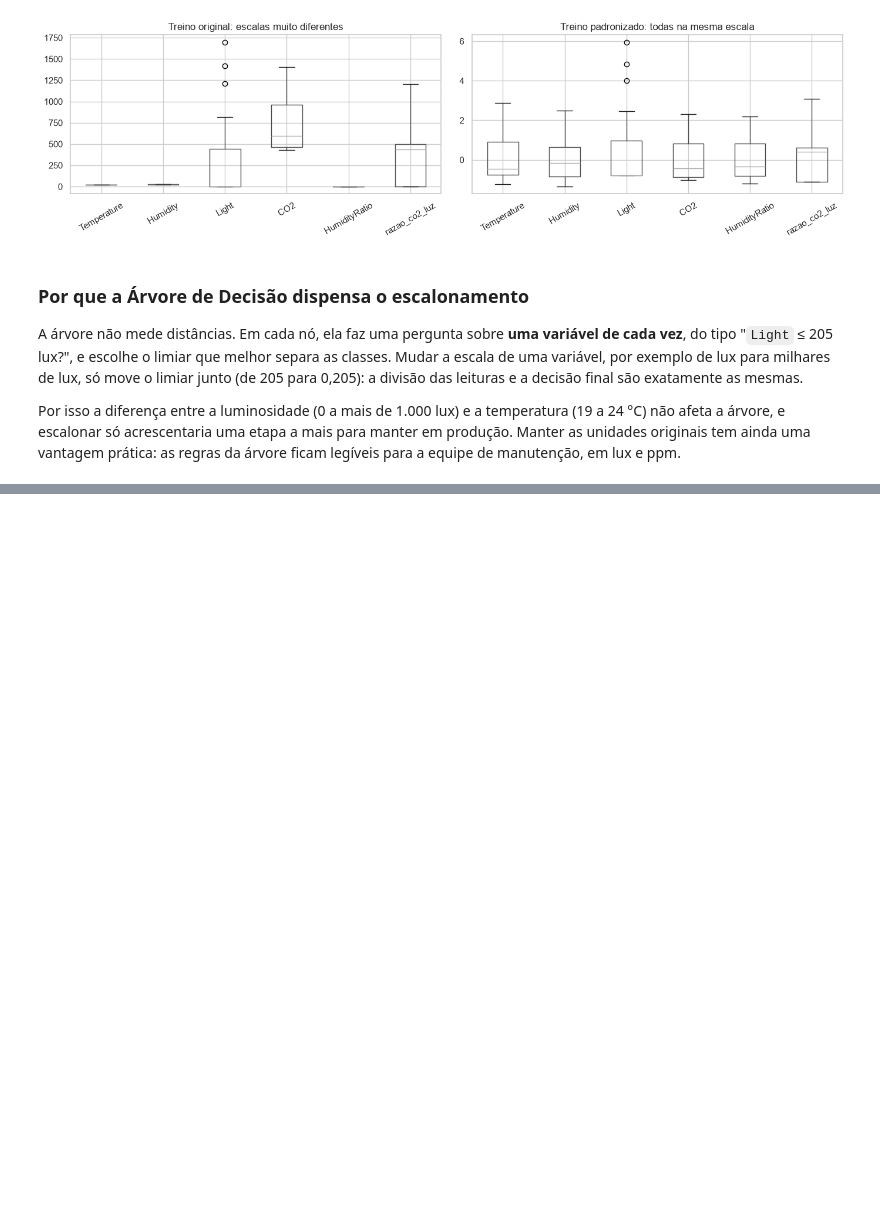
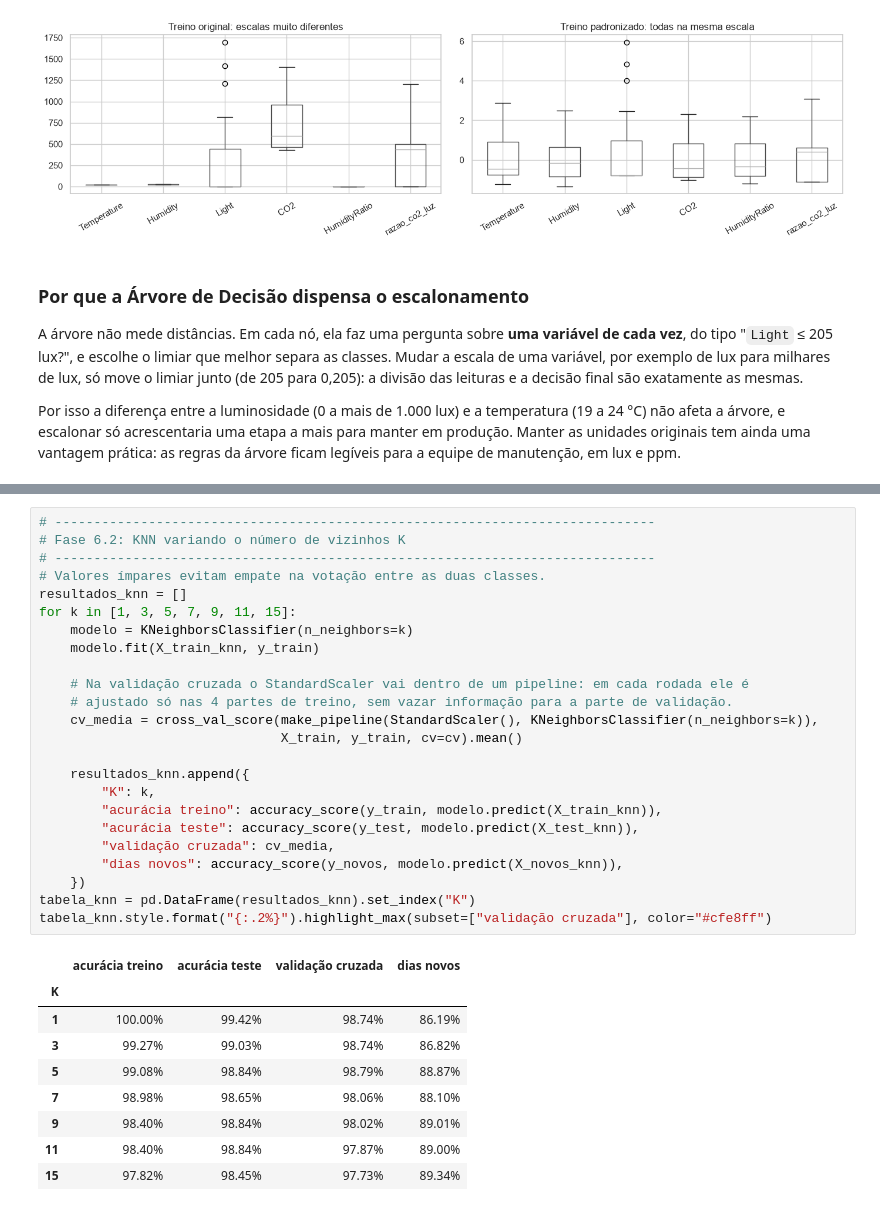
Before and after one commit to andersondiroza-dev/ocupacao-ia-pipeline, a Jupyter notebook: pipeline_ocupacao.ipynb, the cells around one changed output, grey strips where cells are left out. Drawn from its saved outputs; the diff is of its cells as text; blank space fills up the shorter version.

```diff
--- a/pipeline_ocupacao.ipynb
+++ b/pipeline_ocupacao.ipynb
@@ -636,0 +676,34 @@ Por isso a diferença entre a luminosidade (0 a mais de 1.000 lux) e a temperatu
+# %%
+# -----------------------------------------------------------------------------
+# Fase 6.2: KNN variando o número de vizinhos K
+# -----------------------------------------------------------------------------
+# Valores ímpares evitam empate na votação entre as duas classes.
+resultados_knn = []
+for k in [1, 3, 5, 7, 9, 11, 15]:
+    modelo = KNeighborsClassifier(n_neighbors=k)
+    modelo.fit(X_train_knn, y_train)
+
+    # Na validação cruzada o StandardScaler vai dentro de um pipeline: em cada rodada ele é
+    # ajustado só nas 4 partes de treino, sem vazar informação para a parte de validação.
+    cv_media = cross_val_score(make_pipeline(StandardScaler(), KNeighborsClassifier(n_neighbors=k)),
+                               X_train, y_train, cv=cv).mean()
+
+    resultados_knn.append({
+        "K": k,
+        "acurácia treino": accuracy_score(y_train, modelo.predict(X_train_knn)),
+        "acurácia teste": accuracy_score(y_test, modelo.predict(X_test_knn)),
+        "validação cruzada": cv_media,
+        "dias novos": accuracy_score(y_novos, modelo.predict(X_novos_knn)),
+    })
+tabela_knn = pd.DataFrame(resultados_knn).set_index("K")
+tabela_knn.style.format("{:.2%}").highlight_max(subset=["validação cruzada"], color="#cfe8ff")
+# %% [output]
+|  | acurácia treino | acurácia teste | validação cruzada | dias novos |
+| K |  |  |  |  |
+| 1 | 100.00% | 99.42% | 98.74% | 86.19% |
+| 3 | 99.27% | 99.03% | 98.74% | 86.82% |
+| 5 | 99.08% | 98.84% | 98.79% | 88.87% |
+| 7 | 98.98% | 98.65% | 98.06% | 88.10% |
+| 9 | 98.40% | 98.84% | 98.02% | 89.01% |
+| 11 | 98.40% | 98.84% | 97.87% | 89.00% |
+| 15 | 97.82% | 98.45% | 97.73% | 89.34% |
```
Also changed, not shown: parts of 6 cells of this notebook.
